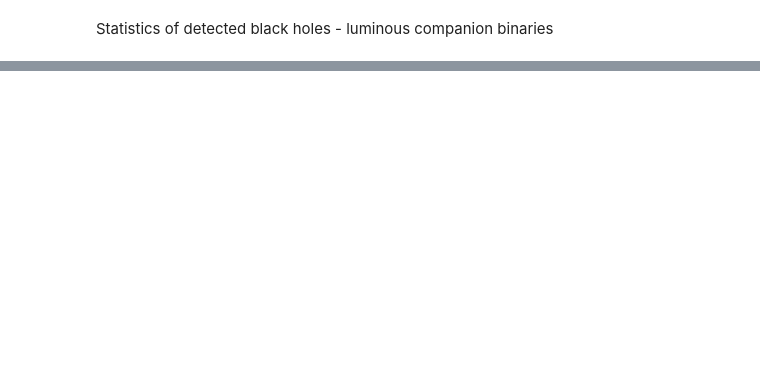
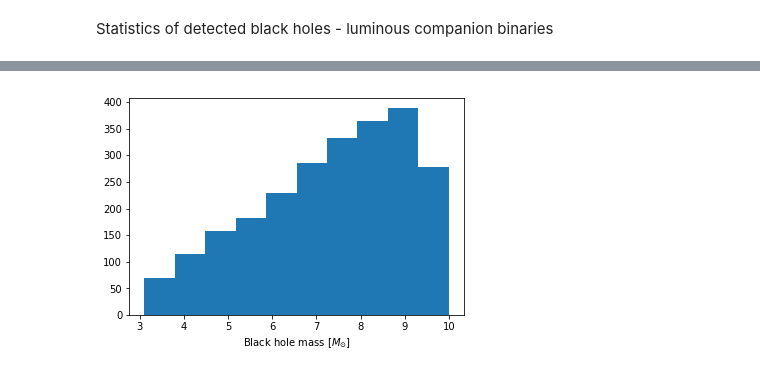
Before and after one commit to bolverk/gaia_black_hole_binaries, a Jupyter notebook: stellar_binary_monte_carlo.ipynb, the cells around one changed output, grey strips where cells are left out. Saved outputs shown, nothing was run; the diff lists cells and outputs as text; code cells hidden in the pictures; blank space fills up the shorter version.

```diff
--- a/stellar_binary_monte_carlo.ipynb
+++ b/stellar_binary_monte_carlo.ipynb
@@ -336,3 +336,9 @@ pylab.ylabel('Companion mass [$M_{\odot}$]');
+# %%
+%matplotlib inline
+pylab.hist(ssp['black hole mass'][valid_list])
+pylab.xlabel('Black hole mass [$M_{\odot}$]');
+# %% [output]
+[figure, added]
 # %%
 %matplotlib inline
 pylab.hist(ssp['distance from earth'][valid_list])
```
Also changed, not shown: parts of 4 cells of this notebook.
